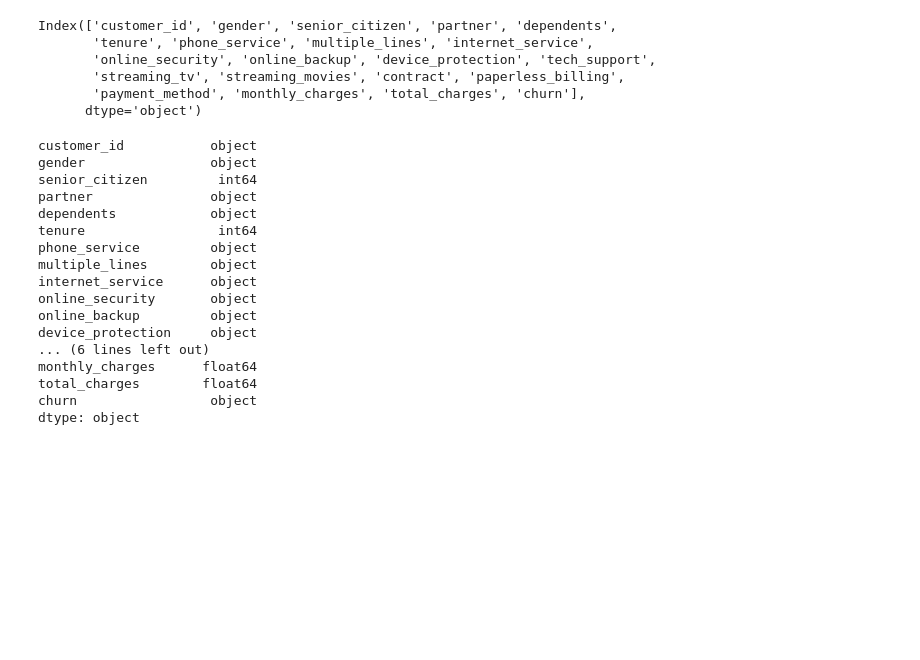
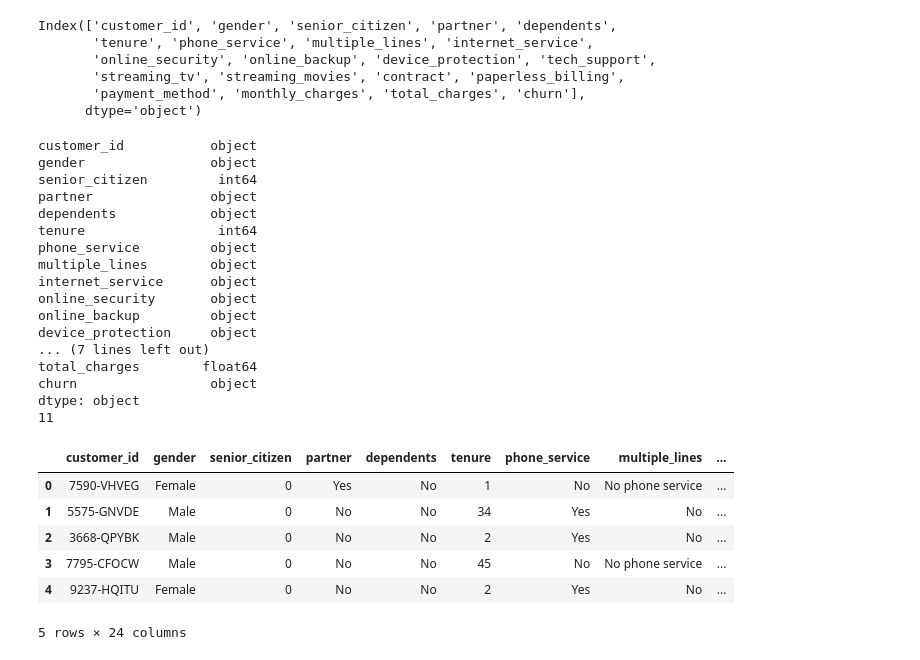
Before and after one commit to rodrigomp30/etl-saas-project, a Jupyter notebook: notebooks/02_test_transformations.ipynb, the cells around one changed output. Drawn from its saved outputs; the diff is of its cells as text; code cells hidden in the pictures; blank space fills up the shorter version.

```diff
--- a/notebooks/02_test_transformations.ipynb
+++ b/notebooks/02_test_transformations.ipynb
@@ -36,11 +36,10 @@ Index(['customer_id', 'gender', 'senior_citizen', 'partner', 'dependents',
        'payment_method', 'monthly_charges', 'total_charges', 'churn'],
       dtype='object')
 # %%
-df_clean['total_charges'] = df_clean['total_charges'].str.strip()
-df_clean.loc[df_clean['total_charges'] == '', 'total_charges'] = 0
-df_clean['total_charges'] = df_clean['total_charges'].astype(float)
+df_clean['total_charges'] = pd.to_numeric(df_clean['total_charges'], errors='coerce').fillna(0)
 
-df_clean.dtypes
+print(df_clean.dtypes)
+print(df_clean.loc[df_clean['total_charges'] == 0, 'total_charges'].count())
 # %% [output]
 customer_id           object
 gender                object
@@ -54,8 +53,33 @@ internet_service      object
 online_security       object
 online_backup         object
 device_protection     object
-... (6 lines left out)
-monthly_charges      float64
+... (7 lines left out)
 total_charges        float64
 churn                 object
 dtype: object
+11
+# %%
+df_clean['expected_total_charges'] = df_clean['tenure'] * df_clean['monthly_charges']
+df_clean['charges_difference'] = df_clean['total_charges'] - df_clean['expected_total_charges']
+
+conditions = [
+    df_clean['charges_difference'] < -50,
+    df_clean['charges_difference'] < -10,
+    df_clean['charges_difference'] <= 10,
+    df_clean['charges_difference']<= 50,
+    df_clean['charges_difference'] > 50
+]
+
+choices = ['significant_discount', 'minor_discount', 'as_expected', 'minor_premium', 'significant_premium']
+
+df_clean['pricing_pattern'] = np.select(conditions, choices, default='as_expected')
+
+df_clean.head()
+# %% [output]
+|  | customer_id | gender | senior_citizen | partner | dependents | tenure | phone_service | multiple_lines | ... |
+| 0 | 7590-VHVEG | Female | 0 | Yes | No | 1 | No | No phone service | ... |
+| 1 | 5575-GNVDE | Male | 0 | No | No | 34 | Yes | No | ... |
+| 2 | 3668-QPYBK | Male | 0 | No | No | 2 | Yes | No | ... |
+| 3 | 7795-CFOCW | Male | 0 | No | No | 45 | No | No phone service | ... |
+| 4 | 9237-HQITU | Female | 0 | No | No | 2 | Yes | No | ... |
+5 rows × 24 columns
```
Also changed, not shown: parts of 4 cells of this notebook.
